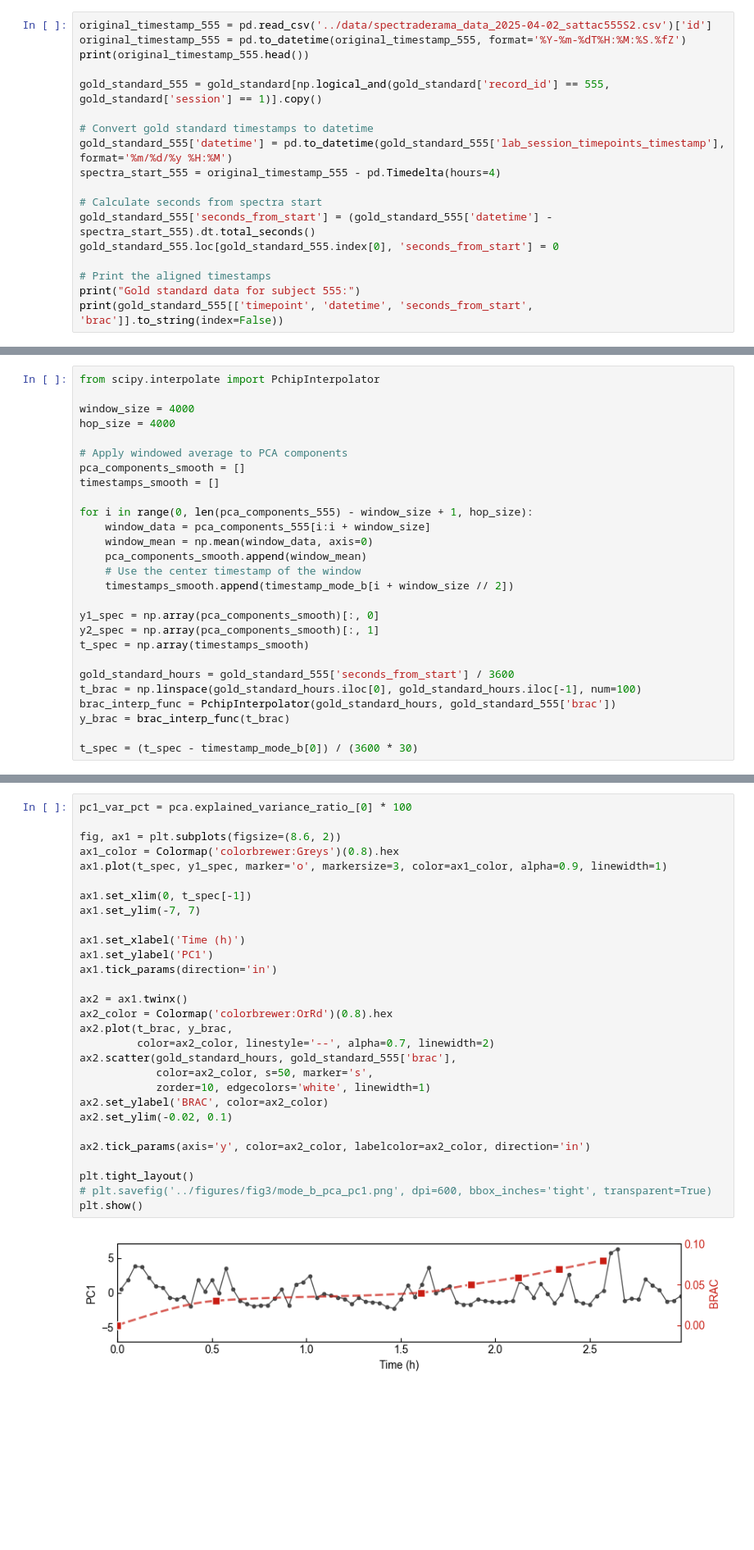
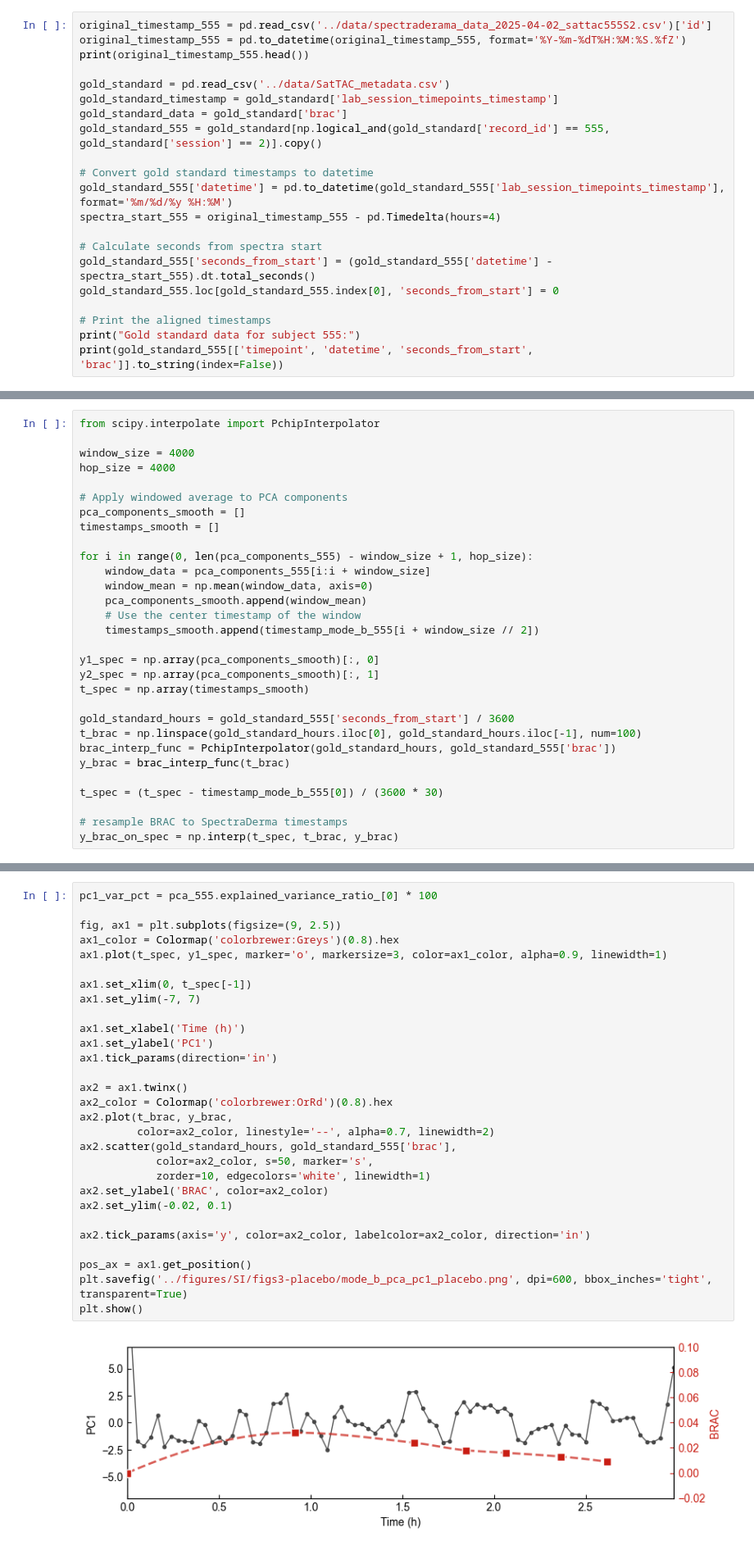
Before and after one commit to BailabUNC/SpectraDerma, a Jupyter notebook: notebooks/Data_Pipeline_Wrist.ipynb, the cells around one changed output, grey strips where cells are left out. Shown at 82% size. Saved outputs shown, nothing was run; the diff lists cells and outputs as text; blank space fills up the shorter version.

Commit message:
Update Data_Pipeline_Wrist.ipynb - Wrist measurement data processing pipeline

```diff
--- a/notebooks/Data_Pipeline_Wrist.ipynb
+++ b/notebooks/Data_Pipeline_Wrist.ipynb
@@ -455,7 +514,10 @@ original_timestamp_555 = pd.read_csv('../data/spectraderama_data_2025-04-02_satt
 original_timestamp_555 = pd.to_datetime(original_timestamp_555, format='%Y-%m-%dT%H:%M:%S.%fZ')
 print(original_timestamp_555.head())
 
-gold_standard_555 = gold_standard[np.logical_and(gold_standard['record_id'] == 555, gold_standard['session'] == 1)].copy()
+gold_standard = pd.read_csv('../data/SatTAC_metadata.csv')
+gold_standard_timestamp = gold_standard['lab_session_timepoints_timestamp']
+gold_standard_data = gold_standard['brac']
+gold_standard_555 = gold_standard[np.logical_and(gold_standard['record_id'] == 555, gold_standard['session'] == 2)].copy()
 
 # Convert gold standard timestamps to datetime
 gold_standard_555['datetime'] = pd.to_datetime(gold_standard_555['lab_session_timepoints_timestamp'], format='%m/%d/%y %H:%M')
@@ -512,7 +574,7 @@ for i in range(0, len(pca_components_555) - window_size + 1, hop_size):
     window_mean = np.mean(window_data, axis=0)
     pca_components_smooth.append(window_mean)
     # Use the center timestamp of the window
-    timestamps_smooth.append(timestamp_mode_b[i + window_size // 2])
+    timestamps_smooth.append(timestamp_mode_b_555[i + window_size // 2])
 
 y1_spec = np.array(pca_components_smooth)[:, 0]
 y2_spec = np.array(pca_components_smooth)[:, 1]
@@ -523,4 +585,7 @@ t_brac = np.linspace(gold_standard_hours.iloc[0], gold_standard_hours.iloc[-1],
 brac_interp_func = PchipInterpolator(gold_standard_hours, gold_standard_555['brac'])
 y_brac = brac_interp_func(t_brac)
 
-t_spec = (t_spec - timestamp_mode_b[0]) / (3600 * 30)
+t_spec = (t_spec - timestamp_mode_b_555[0]) / (3600 * 30)
+
+# resample BRAC to SpectraDerma timestamps
+y_brac_on_spec = np.interp(t_spec, t_brac, y_brac)
@@ -529,31 +594,31 @@ ValueError: `x` must be strictly increasing sequence.
 # %%
-pc1_var_pct = pca.explained_variance_ratio_[0] * 100
+pc1_var_pct = pca_555.explained_variance_ratio_[0] * 100
 
-fig, ax1 = plt.subplots(figsize=(8.6, 2))
+fig, ax1 = plt.subplots(figsize=(9, 2.5))
 ax1_color = Colormap('colorbrewer:Greys')(0.8).hex
 ax1.plot(t_spec, y1_spec, marker='o', markersize=3, color=ax1_color, alpha=0.9, linewidth=1)
 
 ax1.set_xlim(0, t_spec[-1])
 ax1.set_ylim(-7, 7)
 
 ax1.set_xlabel('Time (h)')
 ax1.set_ylabel('PC1')
 ax1.tick_params(direction='in')
 
 ax2 = ax1.twinx()
 ax2_color = Colormap('colorbrewer:OrRd')(0.8).hex
 ax2.plot(t_brac, y_brac,
          color=ax2_color, linestyle='--', alpha=0.7, linewidth=2)
 ax2.scatter(gold_standard_hours, gold_standard_555['brac'],
             color=ax2_color, s=50, marker='s',
             zorder=10, edgecolors='white', linewidth=1)
 ax2.set_ylabel('BRAC', color=ax2_color)
 ax2.set_ylim(-0.02, 0.1)
 
 ax2.tick_params(axis='y', color=ax2_color, labelcolor=ax2_color, direction='in')
 
-plt.tight_layout()
-# plt.savefig('../figures/fig3/mode_b_pca_pc1.png', dpi=600, bbox_inches='tight', transparent=True)
+pos_ax = ax1.get_position()
+plt.savefig('../figures/SI/figs3-placebo/mode_b_pca_pc1_placebo.png', dpi=600, bbox_inches='tight', transparent=True)
 plt.show()
 # %% [output]
-[figure, old version]
+[figure, new version]
```
Also changed, not shown: parts of 13 cells of this notebook.
